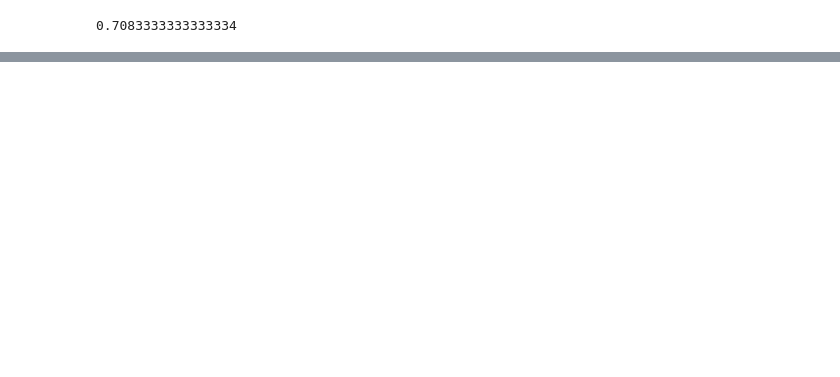
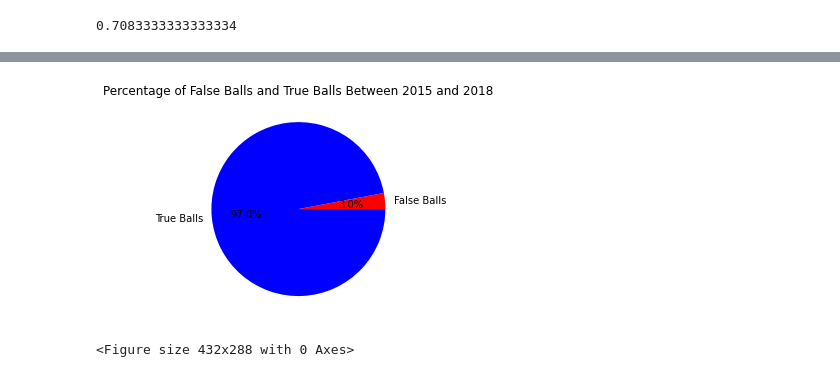
Before and after one commit to Dan-school/baseball, a Jupyter notebook: graph.ipynb, the cells around one changed output, grey strips where cells are left out. Cells and saved outputs as stored; diff of their text form; code cells hidden in the pictures; blank space fills up the shorter version.

```diff
--- a/graph.ipynb
+++ b/graph.ipynb
@@ -155,0 +170,37 @@ sz_width
+# %%
+def get_false_balls(balls_df_m):
+    # print(balls_df_m.head())
+#make new df with same columns as pitch_df
+    false_balls_df = pd.DataFrame(columns=balls_df_m.columns)
+    true_balls_df = pd.DataFrame(columns=balls_df_m.columns)
+#make list
+    false_balls_list = []
+    true_balls_list = []
+    count = 0
+    #iterate through each row of called strikes
+    for index, row in balls_df_m.iterrows():
+        #get strike zone top and bottom
+        sz_top = row['sz_top']
+        sz_bot = row['sz_bot']
+
+        sz_height = (sz_top - sz_bot)
+
+        sz_left = 0 - sz_width
+        #get sz_right
+        sz_right = 0 + sz_width
+        #get x and y coordinates
+        x = row['px']
+        y = row['pz']
+
+        if x < sz_left or x > sz_right or y > sz_top or y < sz_bot:
+            row['pz'] = row['pz'] - ((sz_height/2) + sz_bot)
+            true_balls_list.append(row)
+        else:
+            row['pz'] = row['pz'] - ((sz_height/2) + sz_bot)
+            false_balls_list.append(row)
+        # print(strikes_list)
+# count
+
+    false_balls_df = pd.DataFrame(false_balls_list)
+    true_balls_df = pd.DataFrame(true_balls_list)
+    return false_balls_df, true_balls_df
@@ -254,0 +251,8 @@ plt.show()
+# %%
+plt.pie([len(false_balls_df), len(true_balls_df)], labels=['False Balls', 'True Balls'], colors=['red', 'blue'], autopct='%1.1f%%')
+plt.title('Percentage of False Balls and True Balls Between 2015 and 2018')
+plt.show()
+plt.savefig('false_balls_pie_chart.png')
+# %% [output]
+[figure, added]
+<Figure size 432x288 with 0 Axes>
```
Also changed, not shown: parts of 22 cells of this notebook.
